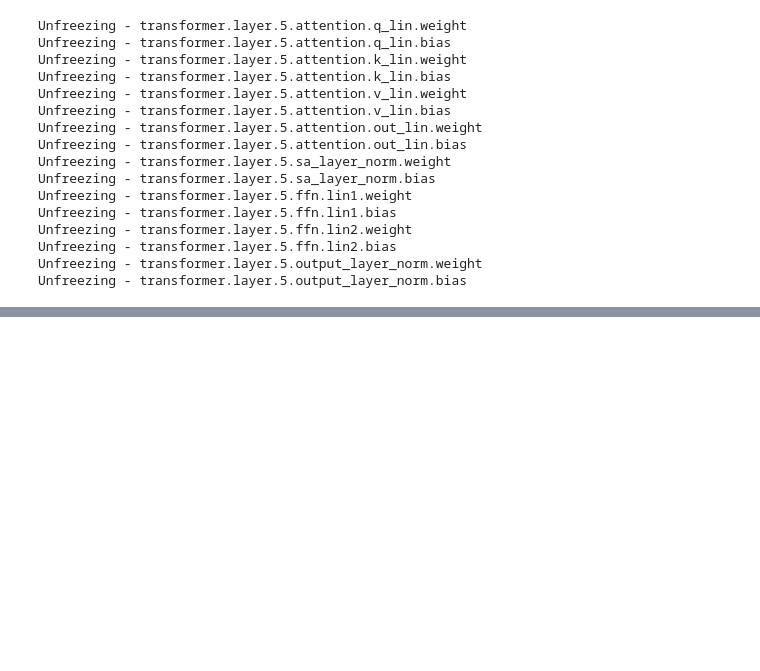
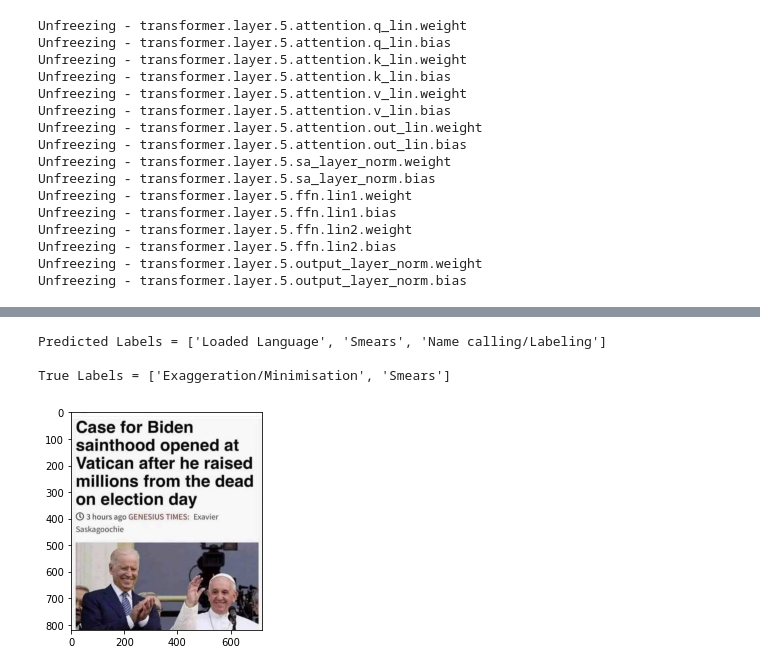
Before and after one commit to aditya18007/CV_Project, a Jupyter notebook: demo.ipynb, the cells around one changed output, grey strips where cells are left out. Saved outputs shown, nothing was run; the diff lists cells and outputs as text; code cells hidden in the pictures; blank space fills up the shorter version.

```diff
--- a/demo.ipynb
+++ b/demo.ipynb
@@ -136,0 +126,15 @@ Please select from test data. OCR limitation
+# %%
+import random
+from matplotlib.pyplot import imshow
+random_pt = random.choice(test_data)
+file_path = random_pt['image_path']
+image = Image.open(file_path)
+imshow(np.asarray(image))
+labels = get_labels(file_path,model)
+print(f"Predicted Labels = {labels}\n")
+print(f"True Labels = {random_pt['labels']}")
+# %% [output]
+Predicted Labels = ['Loaded Language', 'Smears', 'Name calling/Labeling']
+
+True Labels = ['Exaggeration/Minimisation', 'Smears']
+[figure, added]
```
Also changed, not shown: parts of 5 cells of this notebook.
